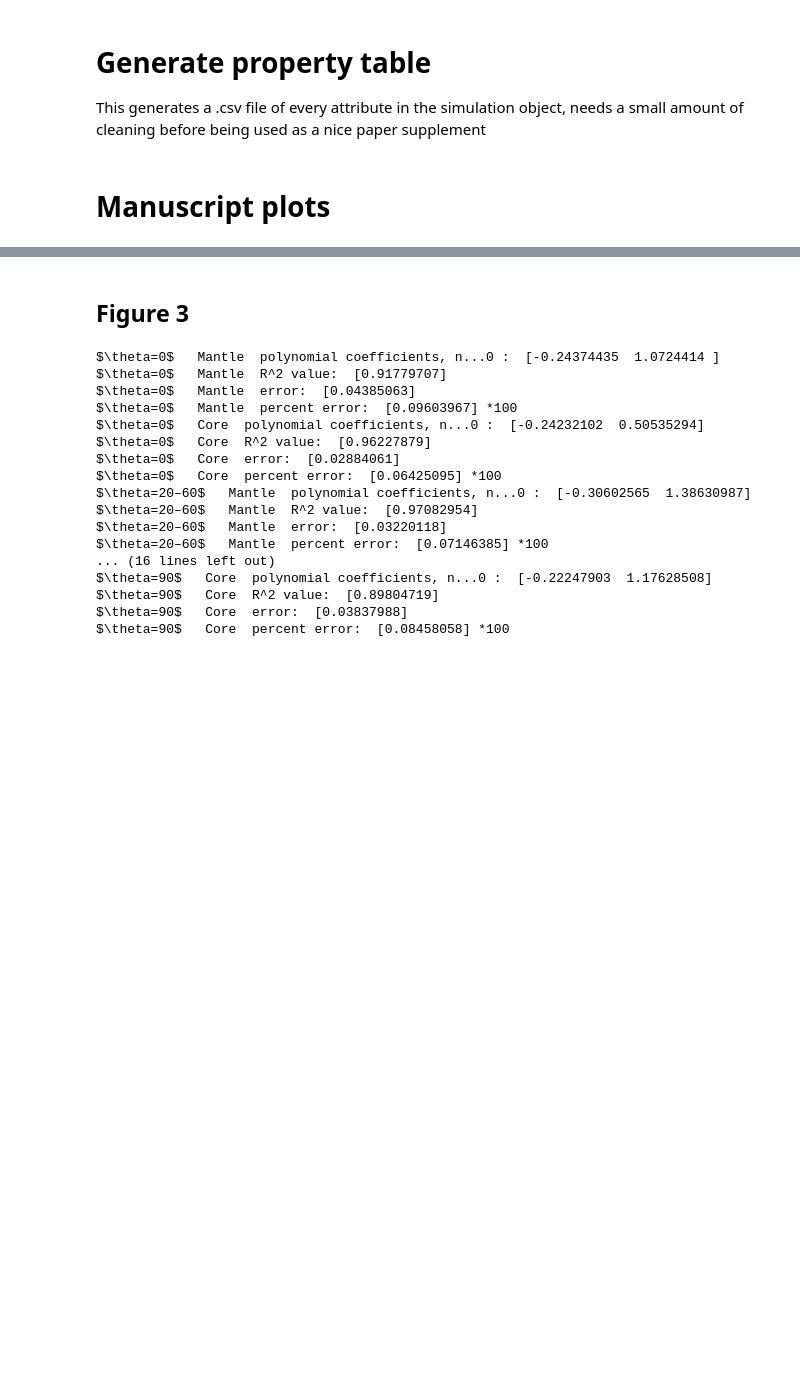
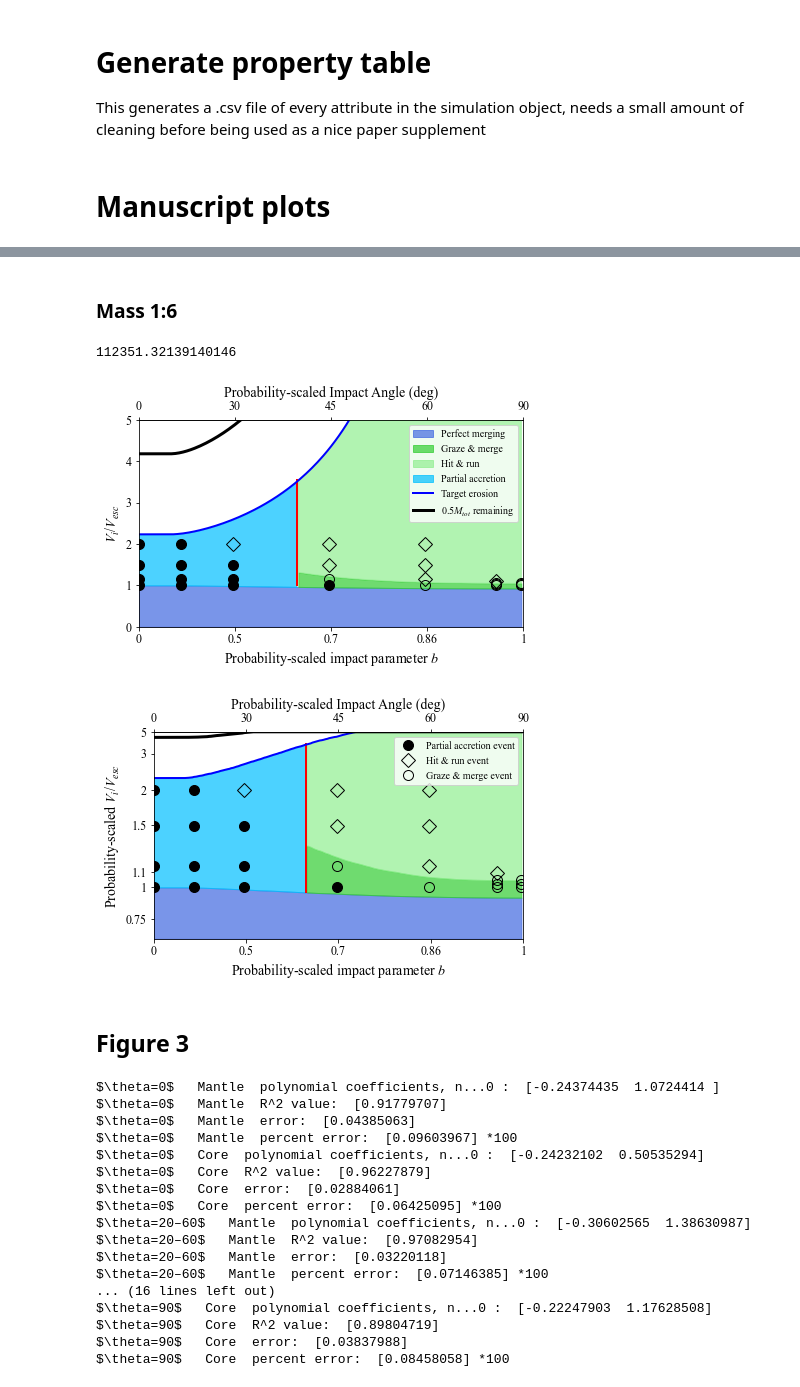
Before and after one commit to PlanetSim/SWIFT-survey-2024-paper-data, a Jupyter notebook: Manuscript_plots_only.ipynb, the cells around one changed output, grey strips where cells are left out. Drawn from its saved outputs; the diff is of its cells as text; code cells hidden in the pictures; blank space fills up the shorter version.

```diff
--- a/Manuscript_plots_only.ipynb
+++ b/Manuscript_plots_only.ipynb
@@ -1755,3 +2109,14 @@ with open('Manuscript_data_table.csv','w') as file:
+# %% [markdown]
+### Mass 1:6
+# %%
+gamma = 1/6.
+v_imp_values = np.asarray(varr6)
+ang_values = np.asarray(np.arcsin(barr6)*180/np.pi)
+mlrmtot, outcome = collisionmap(mu, cstar, 1/6., v_imp_values, ang_values, ymax=ymax, ymin=ymin, vscale=velarr, outcomes=typearr6)
+# %% [output]
+112351.32139140146
+[figure, added]
+[figure, added]
 # %% [markdown]
 ## Figure 3
 # %%
```
Also changed, not shown: parts of 16 cells of this notebook, 14 other files.
